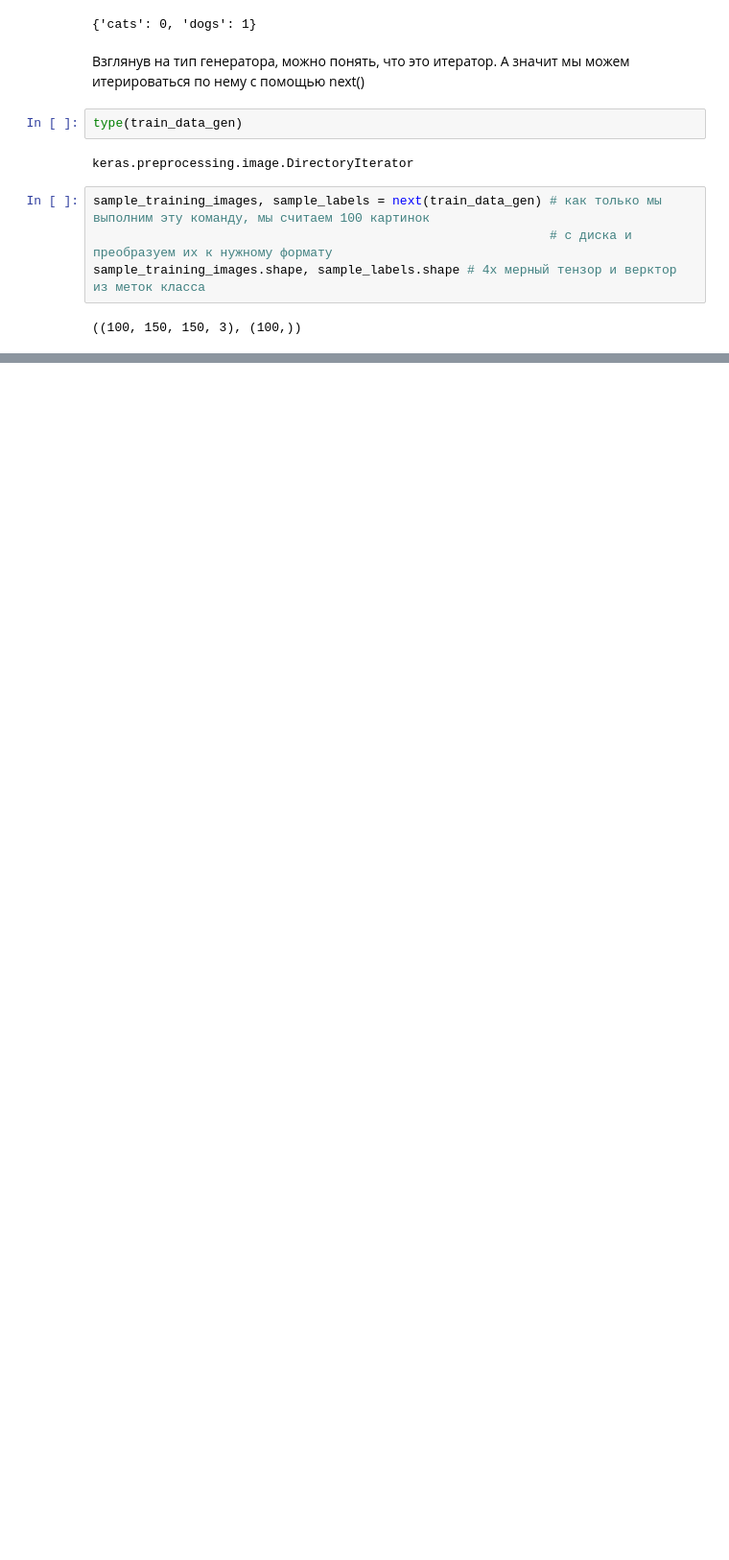
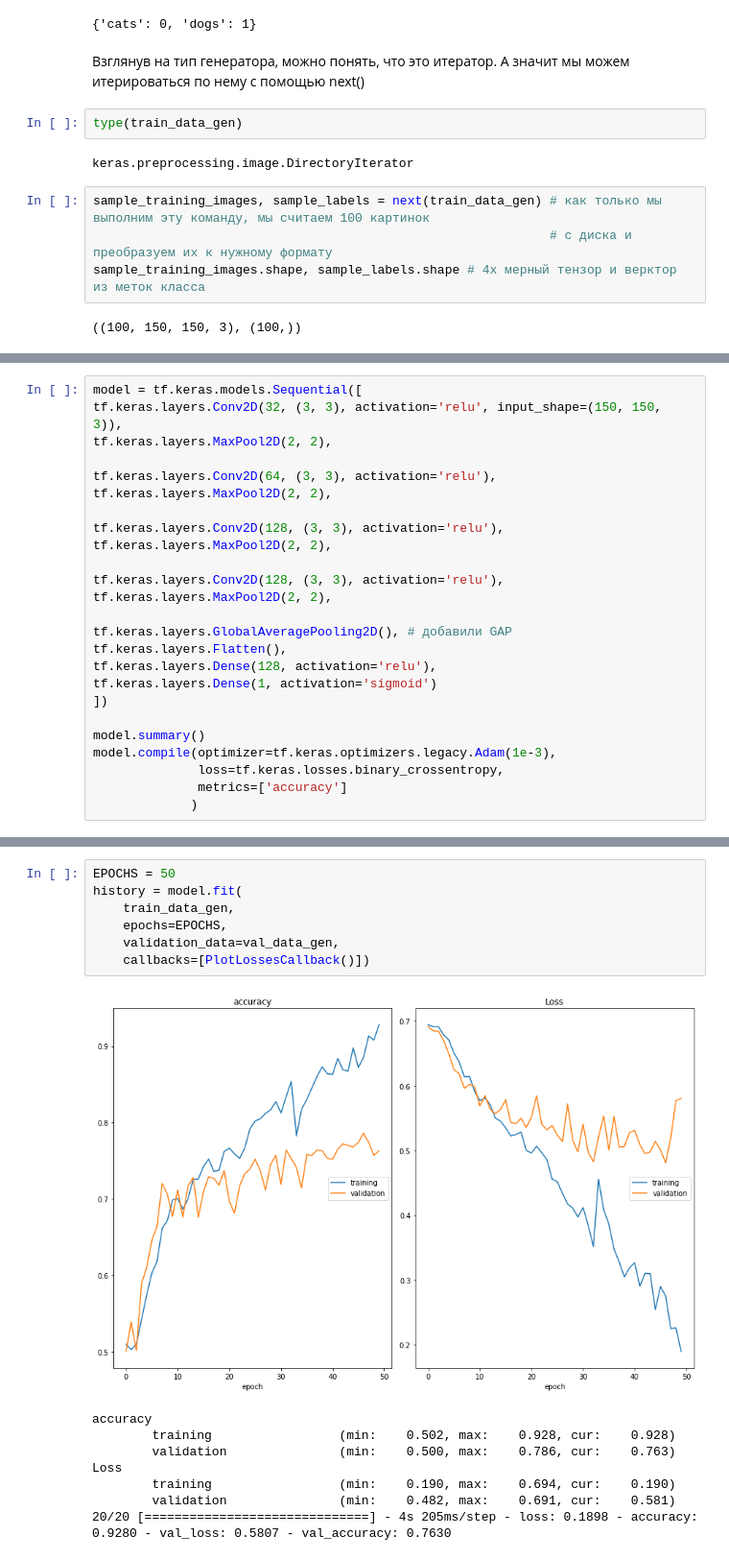
Before and after one commit to adwiza/datascience_skillbox, a Jupyter notebook: 28. NN CV Keras input Pipeline.ipynb, the cells around one changed output, grey strips where cells are left out. Shown at 96% size. Drawn from its saved outputs; the diff is of its cells as text; blank space fills up the shorter version.

```diff
--- a/28. NN CV Keras input Pipeline.ipynb
+++ b/28. NN CV Keras input Pipeline.ipynb
@@ -180,0 +230,25 @@ sample_training_images, sample_labels = next(train_data_gen)
+# %%
+model = tf.keras.models.Sequential([
+tf.keras.layers.Conv2D(32, (3, 3), activation='relu', input_shape=(150, 150, 3)),
+tf.keras.layers.MaxPool2D(2, 2),
+
+tf.keras.layers.Conv2D(64, (3, 3), activation='relu'),
+tf.keras.layers.MaxPool2D(2, 2),
+
+tf.keras.layers.Conv2D(128, (3, 3), activation='relu'),
+tf.keras.layers.MaxPool2D(2, 2),
+
+tf.keras.layers.Conv2D(128, (3, 3), activation='relu'),
+tf.keras.layers.MaxPool2D(2, 2),
+
+tf.keras.layers.GlobalAveragePooling2D(), # добавили GAP
+tf.keras.layers.Flatten(),
+tf.keras.layers.Dense(128, activation='relu'),
+tf.keras.layers.Dense(1, activation='sigmoid')
+])
+
+model.summary()
+model.compile(optimizer=tf.keras.optimizers.legacy.Adam(1e-3),
+              loss=tf.keras.losses.binary_crossentropy,
+              metrics=['accuracy']
+             )
@@ -180,0 +277,16 @@ sample_training_images, sample_labels = next(train_data_gen)
+# %%
+EPOCHS = 50
+history = model.fit(
+    train_data_gen,
+    epochs=EPOCHS,
+    validation_data=val_data_gen,
+    callbacks=[PlotLossesCallback()])
+# %% [output]
+[figure, added]
+accuracy
+        training                 (min:    0.502, max:    0.928, cur:    0.928)
+        validation               (min:    0.500, max:    0.786, cur:    0.763)
+Loss
+        training                 (min:    0.190, max:    0.694, cur:    0.190)
+        validation               (min:    0.482, max:    0.691, cur:    0.581)
+20/20 [==============================] - 4s 205ms/step - loss: 0.1898 - accuracy: 0.9280 - val_loss: 0.5807 - val_accuracy: 0.7630
```
Also changed, not shown: parts of 17 cells of this notebook, 6 other files.
